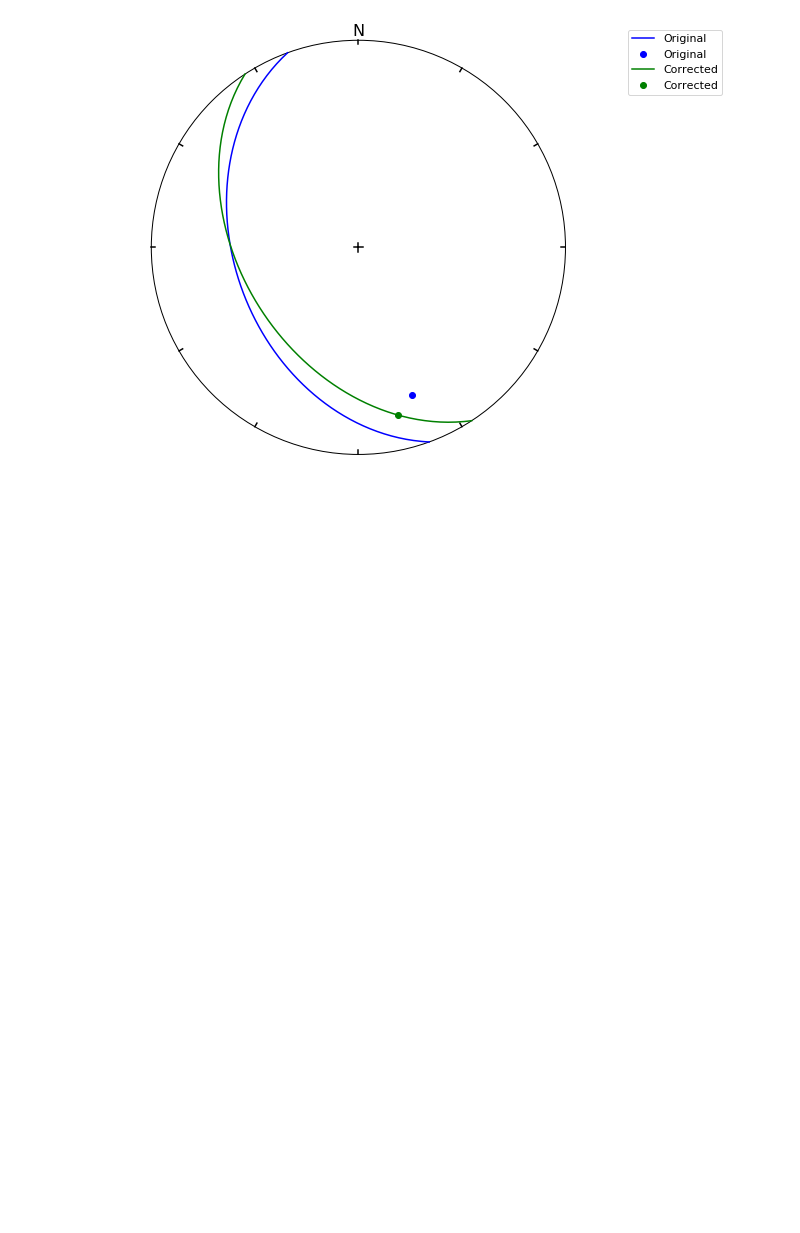
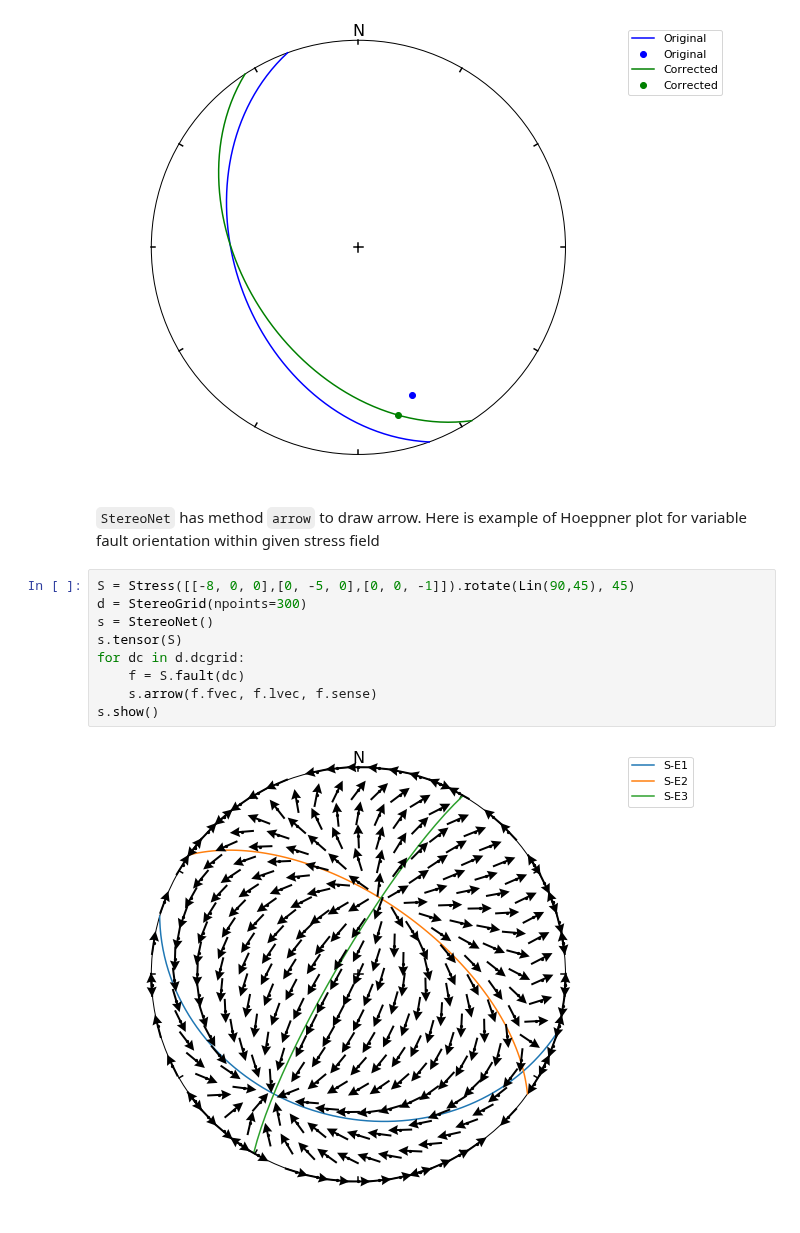
Before and after one commit to ondrolexa/apsg, a Jupyter notebook: apsg_tutorial.ipynb, the cells around one changed output. Cells and saved outputs as stored; diff of their text form; blank space fills up the shorter version.

```diff
--- a/apsg_tutorial.ipynb
+++ b/apsg_tutorial.ipynb
@@ -459,3 +459,16 @@ s.line(pl.lin, 'go', label='Corrected')
 s.show()
 # %% [output]
 [figure]
+# %% [markdown]
+``StereoNet`` has method ``arrow`` to draw arrow. Here is example of Hoeppner plot for variable fault orientation within given stress field
+# %%
+S = Stress([[-8, 0, 0],[0, -5, 0],[0, 0, -1]]).rotate(Lin(90,45), 45)
+d = StereoGrid(npoints=300)
+s = StereoNet()
+s.tensor(S)
+for dc in d.dcgrid:
+    f = S.fault(dc)
+    s.arrow(f.fvec, f.lvec, f.sense)
+s.show()
+# %% [output]
+[figure, added]
```
Also changed, not shown: parts of 6 cells of this notebook, 3 other files.
